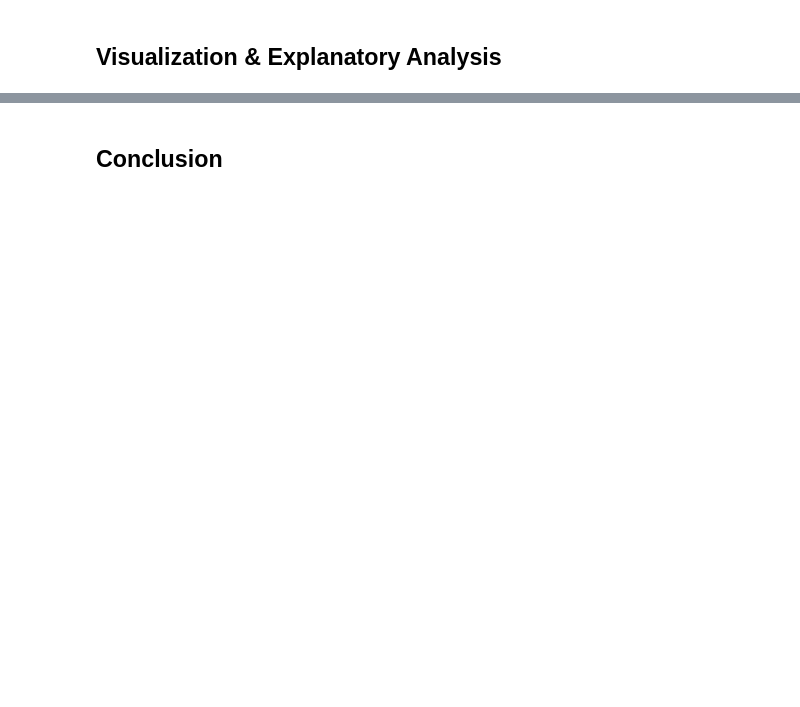
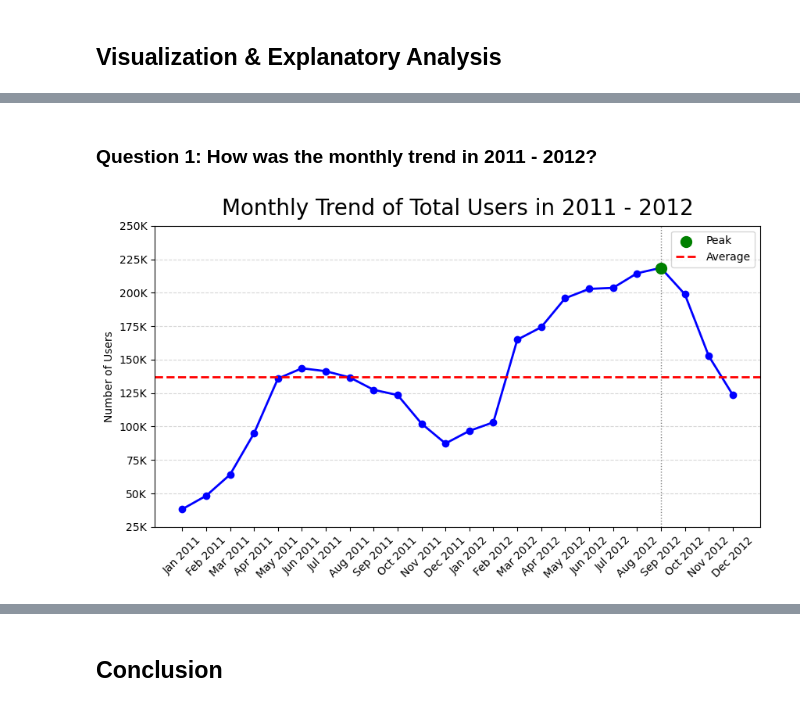
Before and after one commit to Sulbae/Bike-Sharing-Practice, a Jupyter notebook: notebook.ipynb, the cells around one changed output, grey strips where cells are left out. Saved outputs shown, nothing was run; the diff lists cells and outputs as text; code cells hidden in the pictures; blank space fills up the shorter version.

```diff
--- a/notebook.ipynb
+++ b/notebook.ipynb
@@ -415,0 +139,3 @@ memory usage: 2.5+ MB
+# %%
+# dteday column
+daily_dataset_df["dteday"] = pd.to_datetime(daily_dataset_df["dteday"])
@@ -415,0 +148,8 @@ memory usage: 2.5+ MB
+# %%
+# season column
+seasons = {1: "spring",
+           2: "summer",
+           3: "fall",
+           4: "winter"}
+
+daily_dataset_df["season"] = daily_dataset_df["season"].map(seasons)
@@ -420,0 +371,3 @@ memory usage: 2.5+ MB
+# %%
+daily_dataset_df.rename(columns={"yr": "year", "dteday": "date", "mnth": "month", "cnt": "total_users"}, inplace=True)
+daily_dataset_df.head()
@@ -420,0 +420,6 @@ memory usage: 2.5+ MB
+# %%
+monthly_trend = daily_dataset_df.groupby(pd.Grouper(key="date", freq="M")).agg({"total_users":"sum"}).sort_index()
+monthly_trend.index = monthly_trend.index.strftime("%b %Y")
+
+monthly_trend = monthly_trend.reset_index()
+monthly_trend
@@ -793,0 +508,58 @@ See the caveats in the documentation: https://pandas.pydata.org/pandas-docs/stab
+# %% [markdown]
+### Question 1: How was the monthly trend in 2011 - 2012?
+# %%
+trend_fig, ax = plt.subplots(figsize=(10, 5))
+
+ax.plot(
+    monthly_trend["date"],
+    monthly_trend["total_users"],
+    marker="o",
+    linestyle="-",
+    linewidth=2,
+    color="b"
+)
+
+max_index = monthly_trend["total_users"].idxmax()
+ax.scatter(monthly_trend["date"].iloc[max_index], monthly_trend["total_users"].iloc[max_index],
+            color="green",
+            s=100,
+            edgecolors="green",
+            zorder=5,
+            label="Peak")
+
+ax.axhline(monthly_trend["total_users"].mean(),
+            color="red",
+            linestyle="--",
+            linewidth=2,
+            label="Average",
+)
+
+ax.axvline(monthly_trend["date"].iloc[max_index],
+            color="grey",
+            linestyle=":",
+            linewidth=1)
+
+ax.set_title(
+    "Monthly Trend of Total Users in 2011 - 2012",
+    loc="center",
+    pad=10,
+    fontsize=20
+)
+
+ax.tick_params(axis="x", rotation=45, labelsize=10)
+ax.tick_params(axis="y", labelsize=10)
+
+yticks = ax.get_yticks()
+ax.set_yticks(yticks)
+ax.set_yticklabels([f"{int(x/1000)}K" for x in yticks])
+
+ax.set_ylabel("Number of Users")
+
+ax.grid(axis="y", which="both", linestyle="--", alpha=0.5)
+ax.legend()
+
+trend_plot = trend_fig
+
+plt.show()
+# %% [output]
+[figure, added]
```
Also changed, not shown: parts of 136 cells of this notebook.
